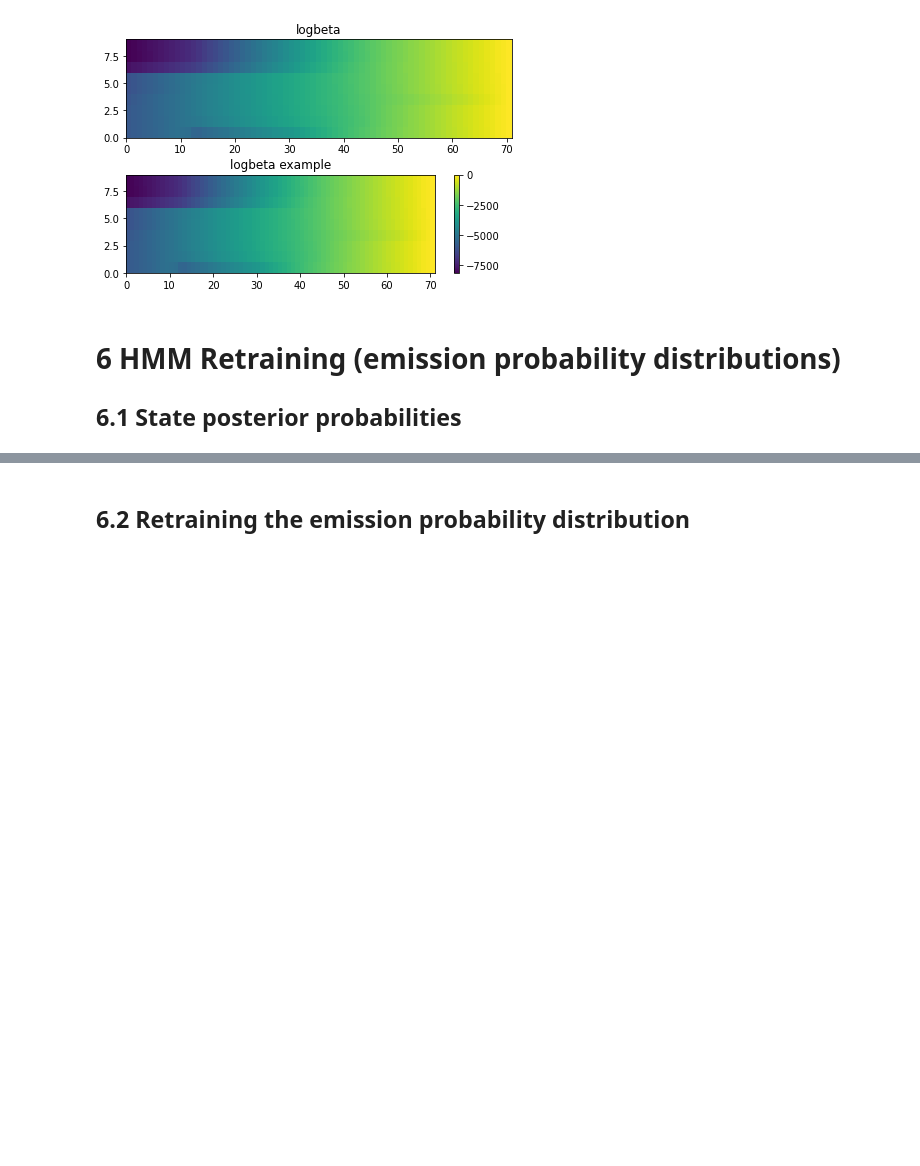
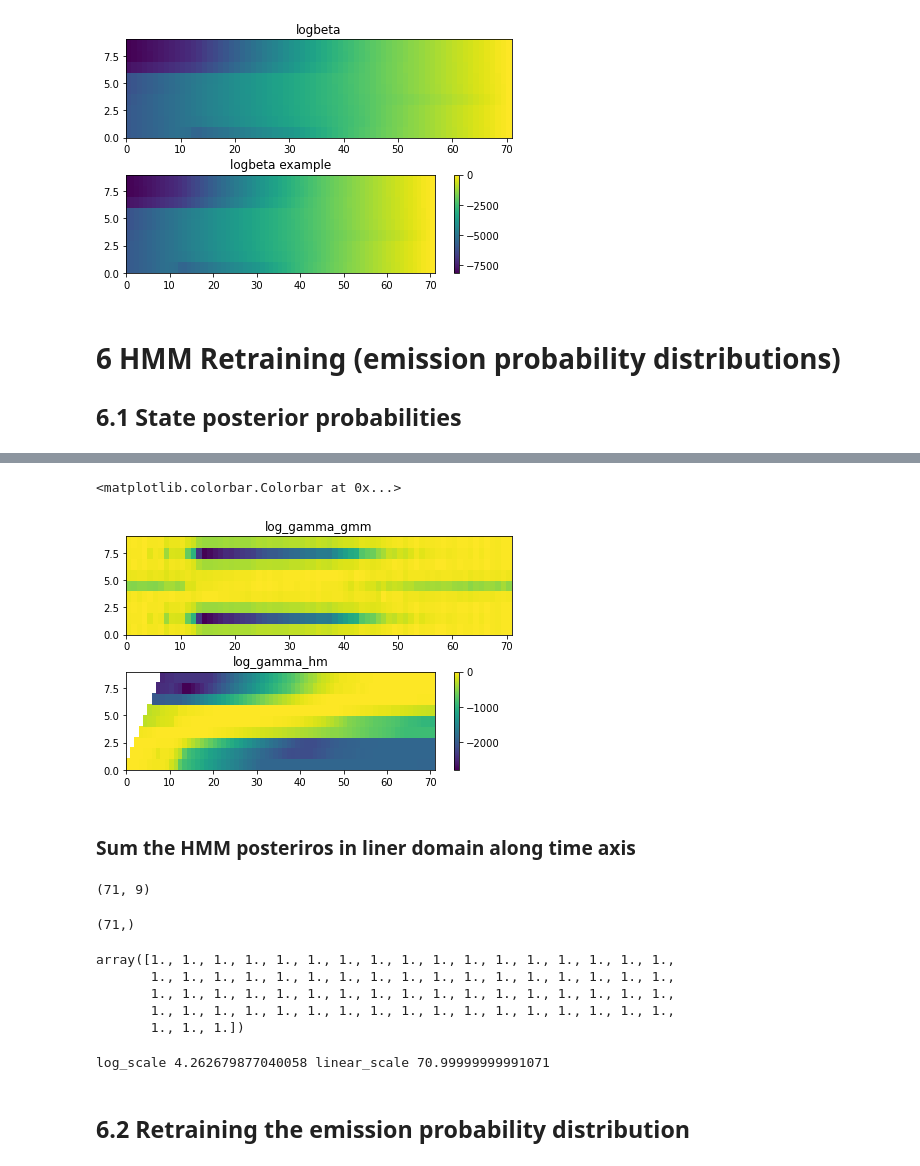
Before and after one commit to KenzaB27/ssr_labs, a Jupyter notebook: lab2/experiments.ipynb, the cells around one changed output, grey strips where cells are left out. Drawn from its saved outputs; the diff is of its cells as text; code cells hidden in the pictures; blank space fills up the shorter version.

```diff
--- a/lab2/experiments.ipynb
+++ b/lab2/experiments.ipynb
@@ -242,8 +300,45 @@ for n in range(N):
 # %%
-# warnings.filterwarnings("ignore", category=RuntimeWarning)
-# importlib.reload(proto)
-# log_gamma_gmm = proto.statePosteriorsGMM(example["lmfcc"], wordHMMs['o']['means'], wordHMMs['o']['covars'])
-# TODO check gmm gammas
+warnings.filterwarnings("ignore", category=RuntimeWarning)
+importlib.reload(proto)
+log_gamma_gmm = proto.statePosteriorsGMM(example["obsloglik"])
+# %%
+plt.figure()
+plt.subplot(2,1,1)
+plt.pcolormesh(log_gamma_gmm.T)
+plt.title("log_gamma_gmm")
+plt.subplot(2,1,2)
+plt.pcolormesh(log_gamma.T)
+plt.tight_layout(h_pad=2.0)
+plt.title("log_gamma_hm")
+plt.colorbar()
+# %% [output]
+<matplotlib.colorbar.Colorbar at 0x...>
+[figure, added]
+# %% [markdown]
+### Sum the HMM posteriros in liner domain along time axis
+# %%
+example['loggamma'].shape
+# %% [output]
+(71, 9)
+# %%
+log_sum_time = tools.logsumexp(example['loggamma'], axis=1)
+log_sum_time.shape
+# %% [output]
+(71,)
+# %%
+sum_time = np.exp(log_sum_time)
+sum_time
+# %% [output]
+array([1., 1., 1., 1., 1., 1., 1., 1., 1., 1., 1., 1., 1., 1., 1., 1., 1.,
+       1., 1., 1., 1., 1., 1., 1., 1., 1., 1., 1., 1., 1., 1., 1., 1., 1.,
+       1., 1., 1., 1., 1., 1., 1., 1., 1., 1., 1., 1., 1., 1., 1., 1., 1.,
+       1., 1., 1., 1., 1., 1., 1., 1., 1., 1., 1., 1., 1., 1., 1., 1., 1.,
+       1., 1., 1.])
+# %%
+sum_all = tools.logsumexp(log_sum_time)
+print("log_scale", sum_all, "linear_scale", np.exp(sum_all))
+# %% [output]
+log_scale 4.262679877040058 linear_scale 70.99999999991071
 # %% [markdown]
 ## 6.2 Retraining the emission probability distribution
 # %%
```
Also changed, not shown: parts of 12 cells of this notebook, 1 other file.
